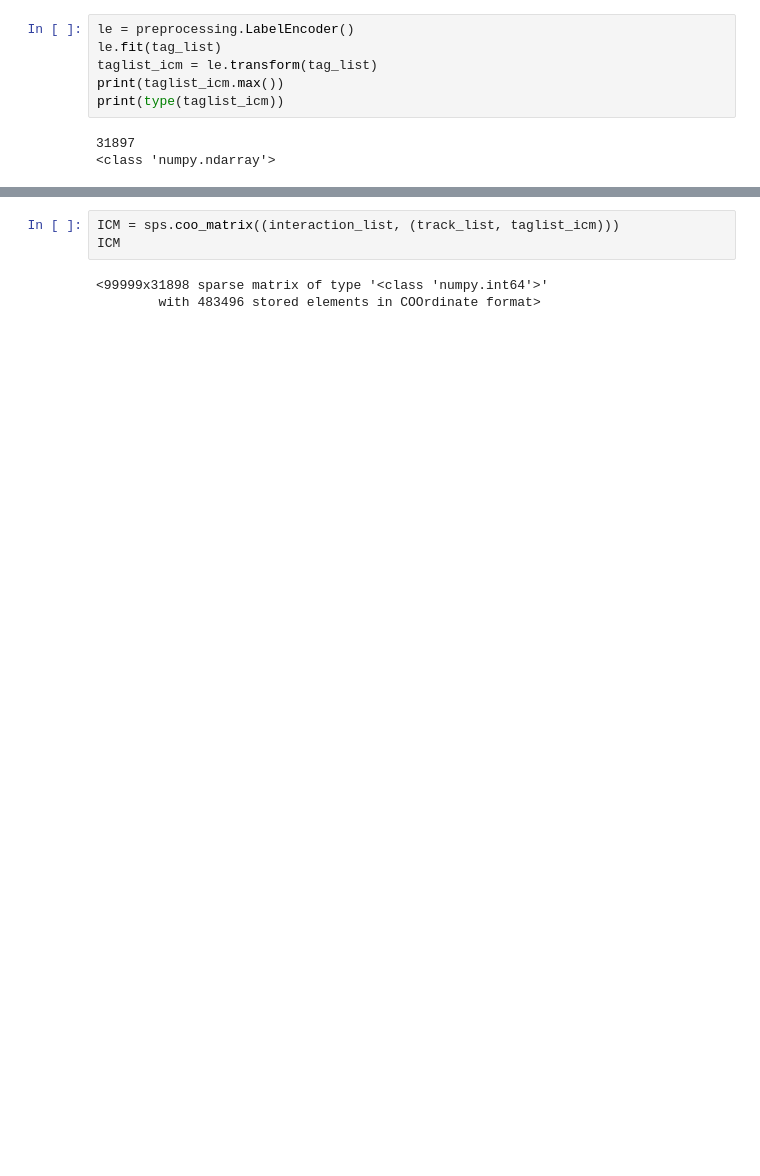
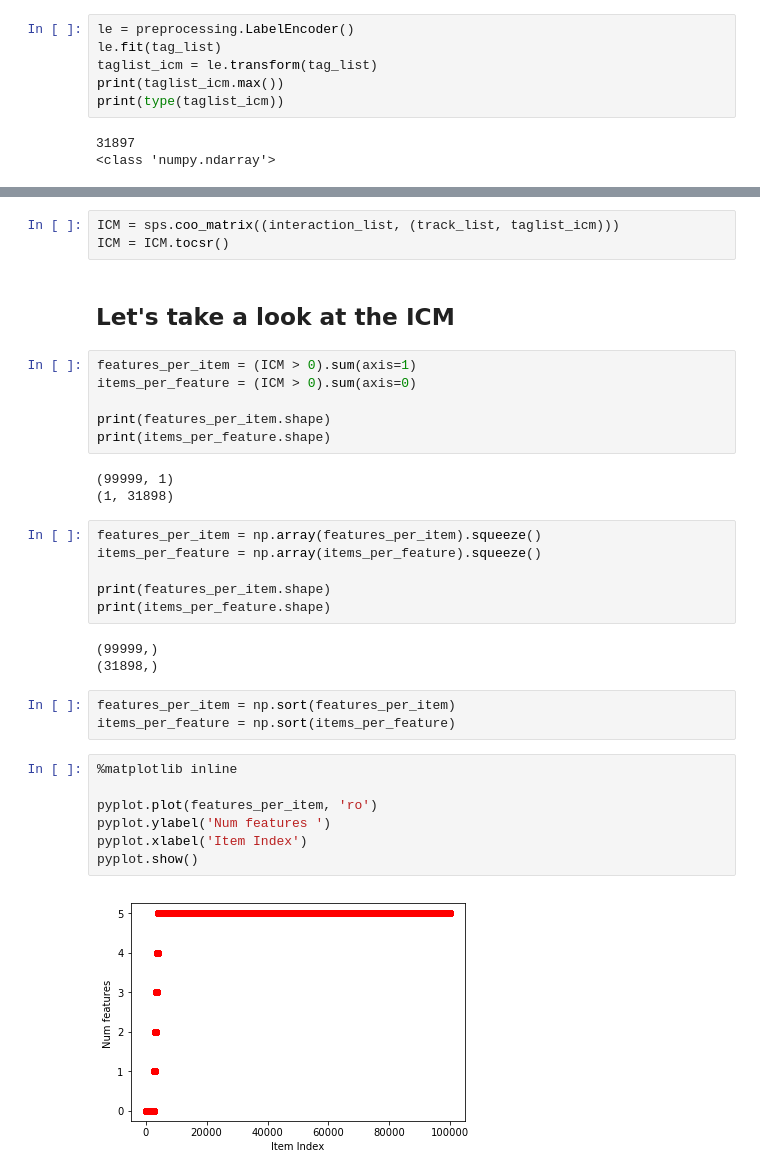
Before and after one commit to moritzmeister/RecSysChallenge, a Jupyter notebook: notebooks/PracticeSession/Practice3_work.ipynb, the cells around one changed output, grey strips where cells are left out. Drawn from its saved outputs; the diff is of its cells as text; blank space fills up the shorter version.

```diff
--- a/notebooks/PracticeSession/Practice3_work.ipynb
+++ b/notebooks/PracticeSession/Practice3_work.ipynb
@@ -241,6 +237,35 @@ test['tag'].nunique()
 # %%
 ICM = sps.coo_matrix((interaction_list, (track_list, taglist_icm)))
-ICM
+ICM = ICM.tocsr()
-# %% [output]
-<99999x31898 sparse matrix of type '<class 'numpy.int64'>'
-        with 483496 stored elements in COOrdinate format>
+# %% [markdown]
+## Let's take a look at the ICM
+# %%
+features_per_item = (ICM > 0).sum(axis=1)
+items_per_feature = (ICM > 0).sum(axis=0)
+
+print(features_per_item.shape)
+print(items_per_feature.shape)
+# %% [output]
+(99999, 1)
+(1, 31898)
+# %%
+features_per_item = np.array(features_per_item).squeeze()
+items_per_feature = np.array(items_per_feature).squeeze()
+
+print(features_per_item.shape)
+print(items_per_feature.shape)
+# %% [output]
+(99999,)
+(31898,)
+# %%
+features_per_item = np.sort(features_per_item)
+items_per_feature = np.sort(items_per_feature)
+# %%
+%matplotlib inline
+
+pyplot.plot(features_per_item, 'ro')
+pyplot.ylabel('Num features ')
+pyplot.xlabel('Item Index')
+pyplot.show()
+# %% [output]
+[figure, added]
```
Also changed, not shown: parts of 17 cells of this notebook, 1 other file.
